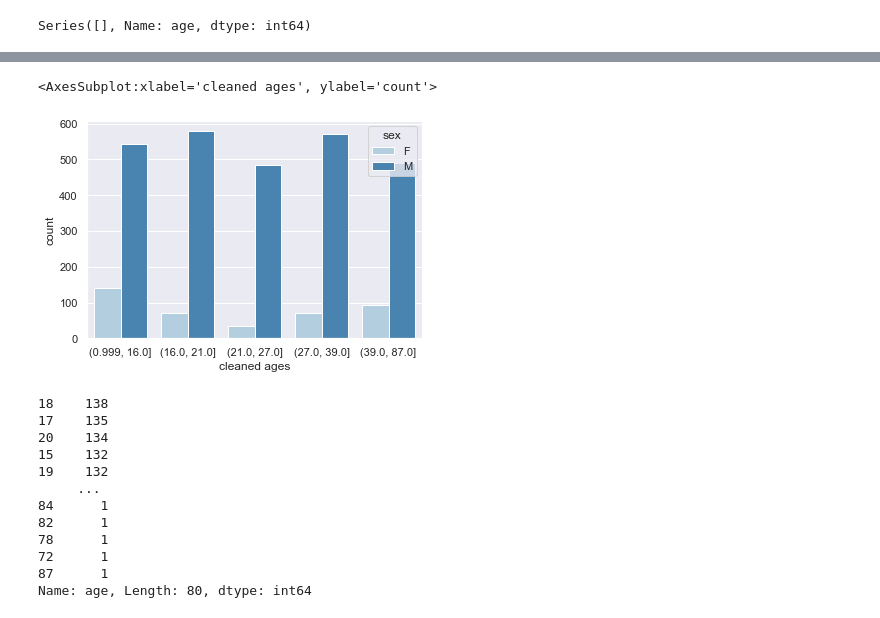
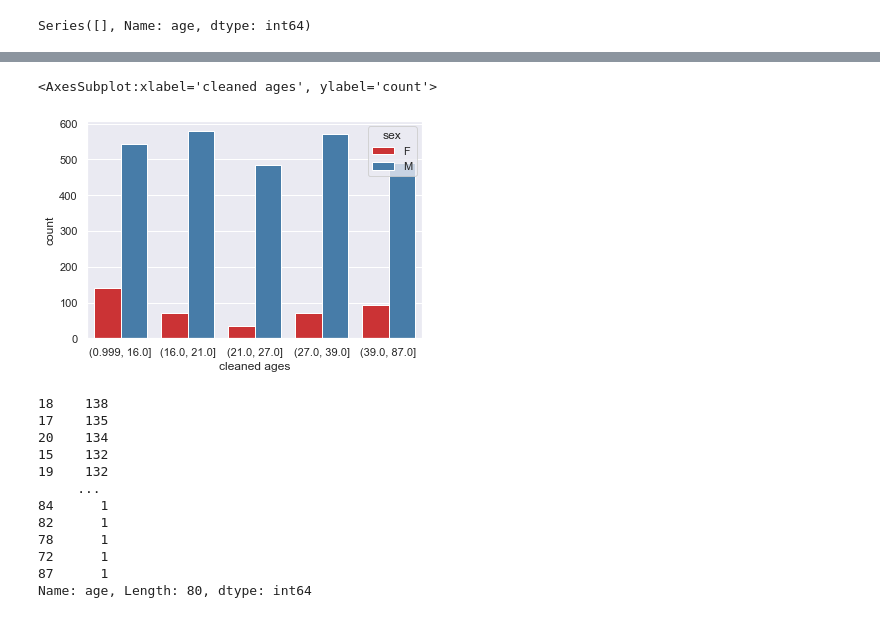
Before and after one commit to xarlomi/data-cleaning-pandas, a Jupyter notebook: cleaning_text.ipynb, the cells around one changed output, grey strips where cells are left out. Drawn from its saved outputs; the diff is of its cells as text; code cells hidden in the pictures.

```diff
--- a/cleaning_text.ipynb
+++ b/cleaning_text.ipynb
@@ -575,8 +554,8 @@ data
 # %%
-sns.countplot(x= data['cleaned ages'], hue= data.sex, palette="Blues")
+sns.countplot(x= 'cleaned ages', hue= 'sex', data= data, palette='Set1')
 # %% [output]
 <AxesSubplot:xlabel='cleaned ages', ylabel='count'>
-[figure, old version]
+[figure, new version]
 # %%
 counting_ages.value_counts()
 # %% [output]
```
Also changed, not shown: parts of 16 cells of this notebook.
